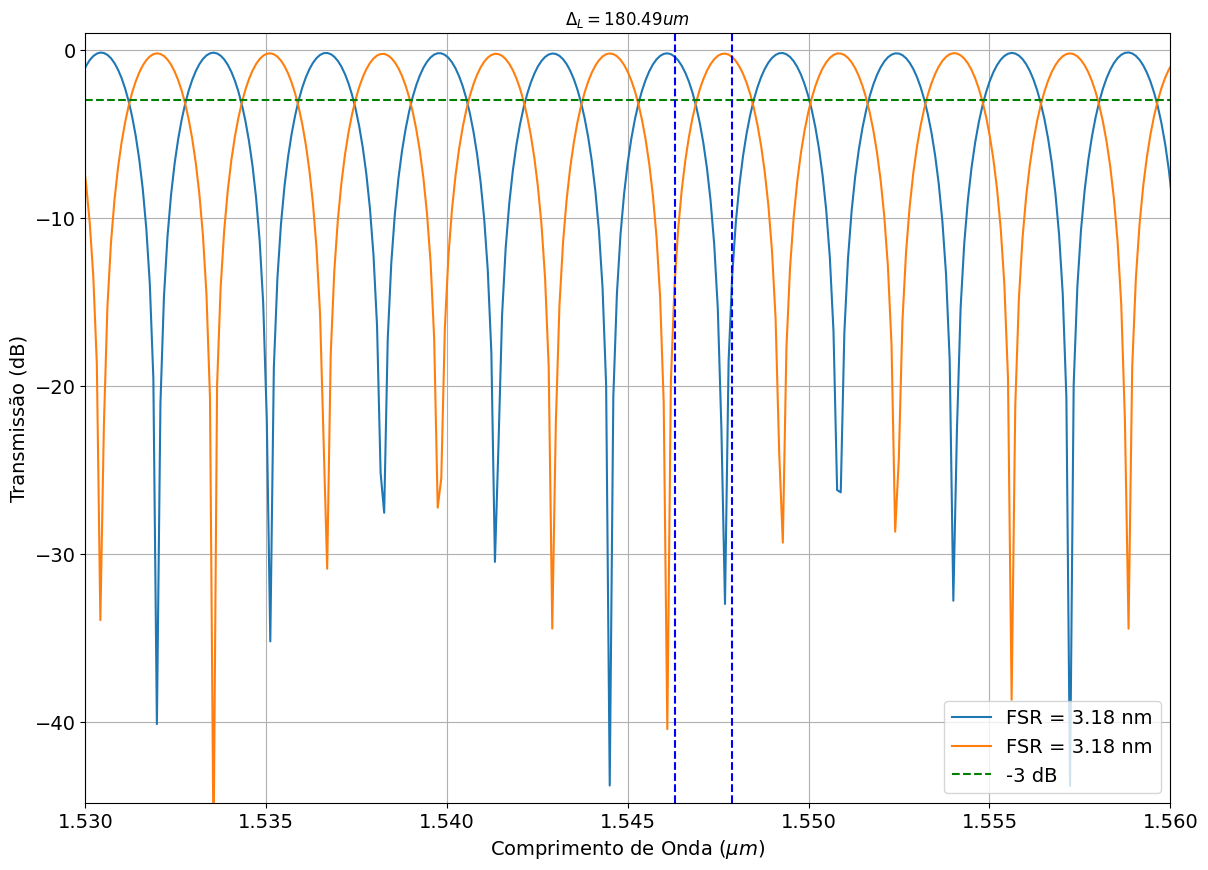
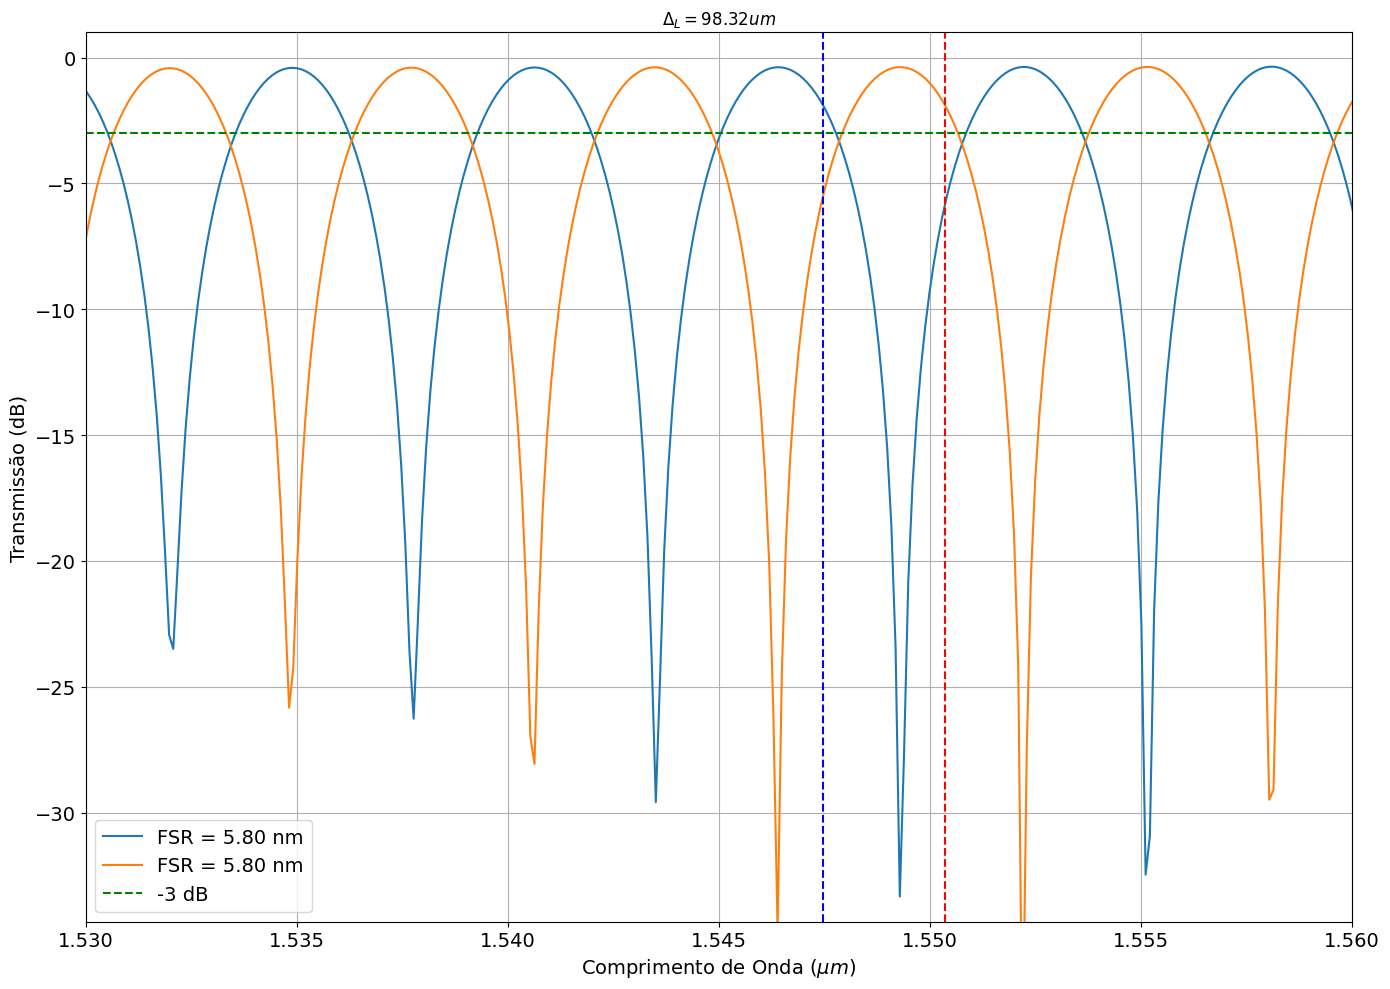
Unified diff of the notebook cell whose output changed from the first chart to the second:
--- before
+++ after
@@ -9,5 +9,5 @@
 plt.axhline(y=-3, linestyle='--', color ="g",label = '-3 dB')
 plt.axvline(x=x1*1e6, linestyle='--', color ="b")
-plt.axvline(x=x2*1e6, linestyle='--', color ="b")
+plt.axvline(x=x2*1e6, linestyle='--', color ="r")
 plt.tick_params(axis='both', labelsize=14)
 
@@ -18,4 +18,5 @@
 
 plt.grid(True)
+plt.tight_layout()
 
 plt.savefig(f'GANHO IDEAL FSR {FSR[indice]*1e9:.2f}nm E DEFASADO.png')

Commit: Revisado